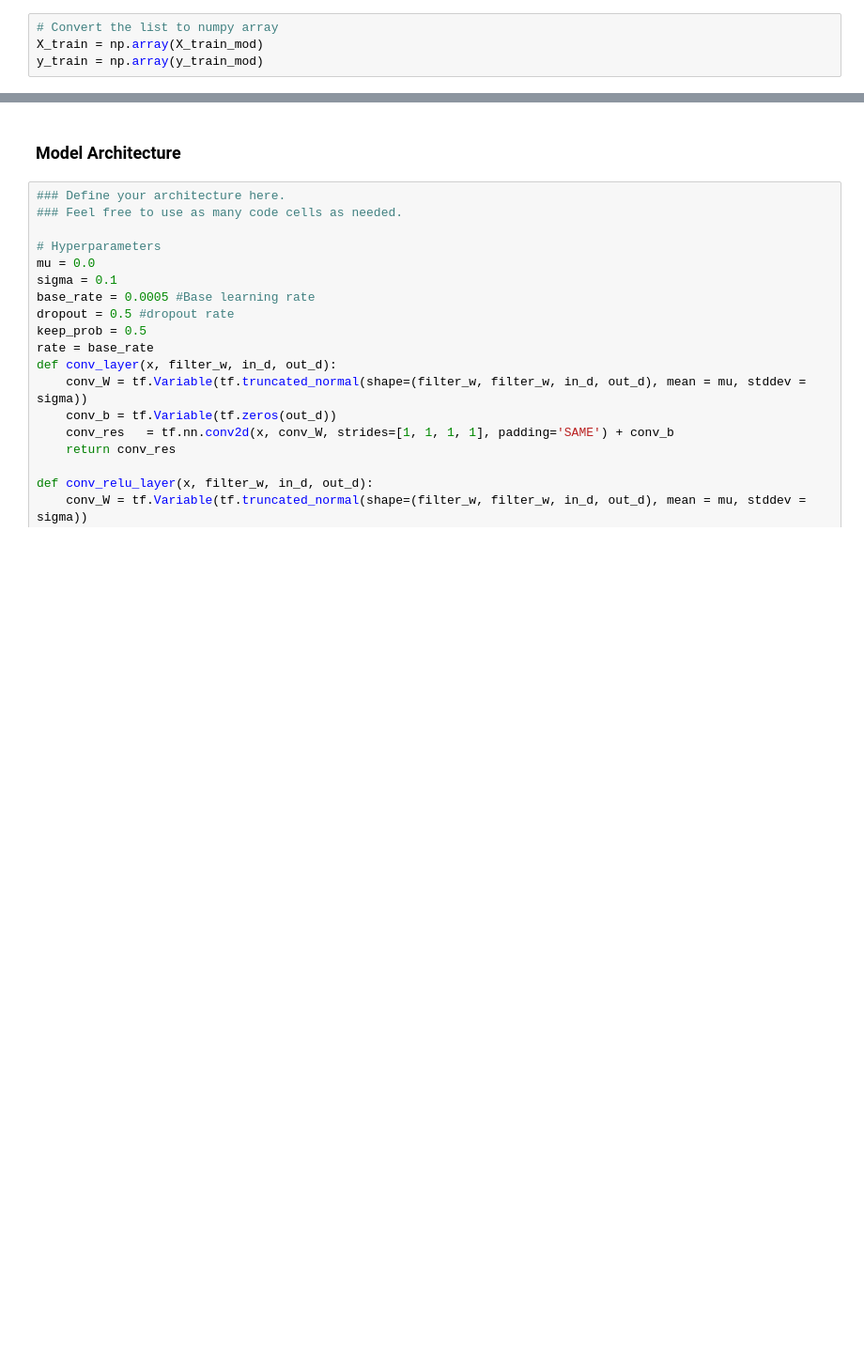
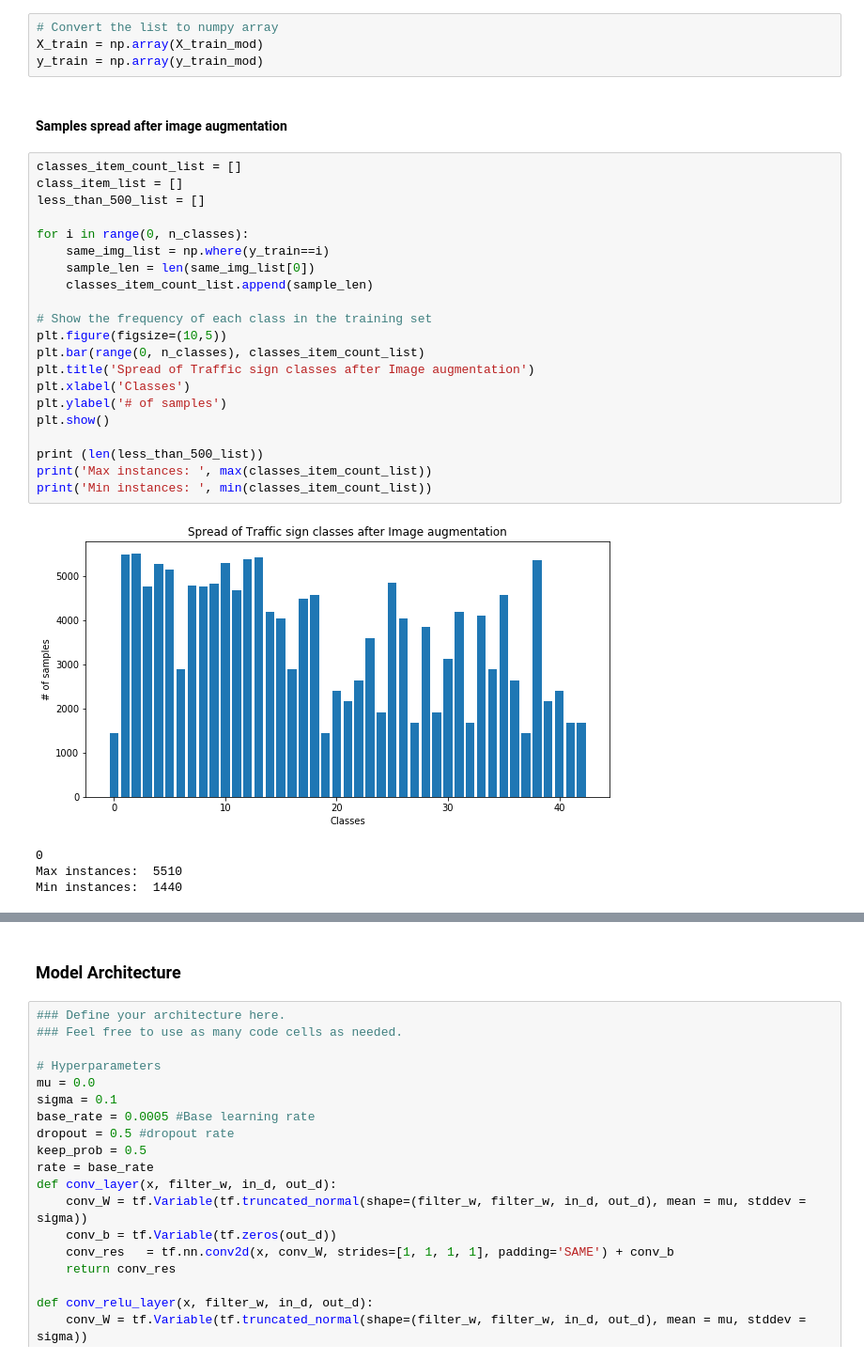
Before and after one commit to rnaidu02/CarND-Traffic-Sign-Classifier-Project, a Jupyter notebook: Traffic_Sign_Classifier.ipynb, the cells around one changed output, grey strips where cells are left out. Shown at 94% size. Drawn from its saved outputs; the diff is of its cells as text; blank space fills up the shorter version.

```diff
--- a/Traffic_Sign_Classifier.ipynb
+++ b/Traffic_Sign_Classifier.ipynb
@@ -516,6 +522,34 @@ print('Feature standardization', len(X_train_mod))
 # Convert the list to numpy array
 X_train = np.array(X_train_mod)
 y_train = np.array(y_train_mod)
+# %% [markdown]
+#### Samples spread after image augmentation
+# %%
+classes_item_count_list = []
+class_item_list = []
+less_than_500_list = []
+
+for i in range(0, n_classes):
+    same_img_list = np.where(y_train==i)
+    sample_len = len(same_img_list[0])
+    classes_item_count_list.append(sample_len)
+
+# Show the frequency of each class in the training set
+plt.figure(figsize=(10,5))
+plt.bar(range(0, n_classes), classes_item_count_list)
+plt.title('Spread of Traffic sign classes after Image augmentation')
+plt.xlabel('Classes')
+plt.ylabel('# of samples')
+plt.show()
+
+print (len(less_than_500_list))
+print('Max instances: ', max(classes_item_count_list))
+print('Min instances: ', min(classes_item_count_list))
+# %% [output]
+[figure, added]
+0
+Max instances:  5510
+Min instances:  1440
 # %%
 print(X_train.shape)
 ### Normalize the data (from range 0-255 to 0 to 1)
```
Also changed, not shown: parts of 10 cells of this notebook, 4 other files.
